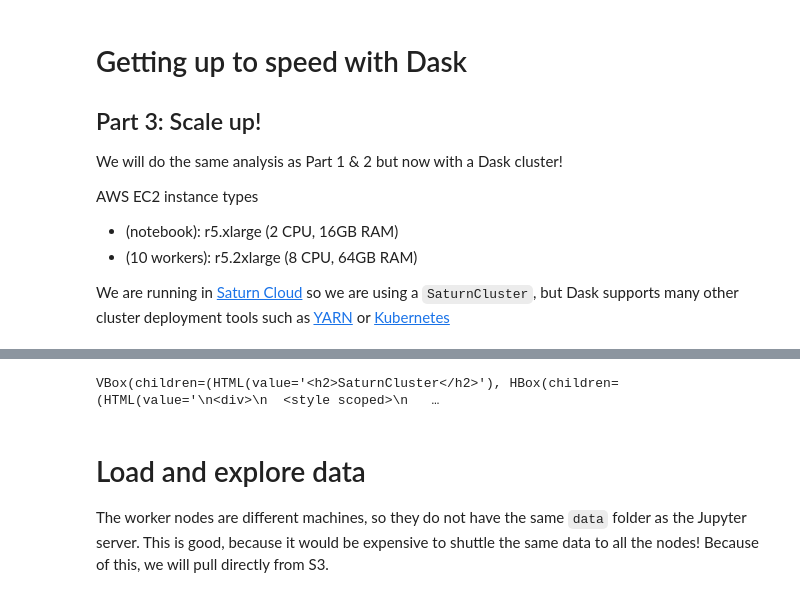
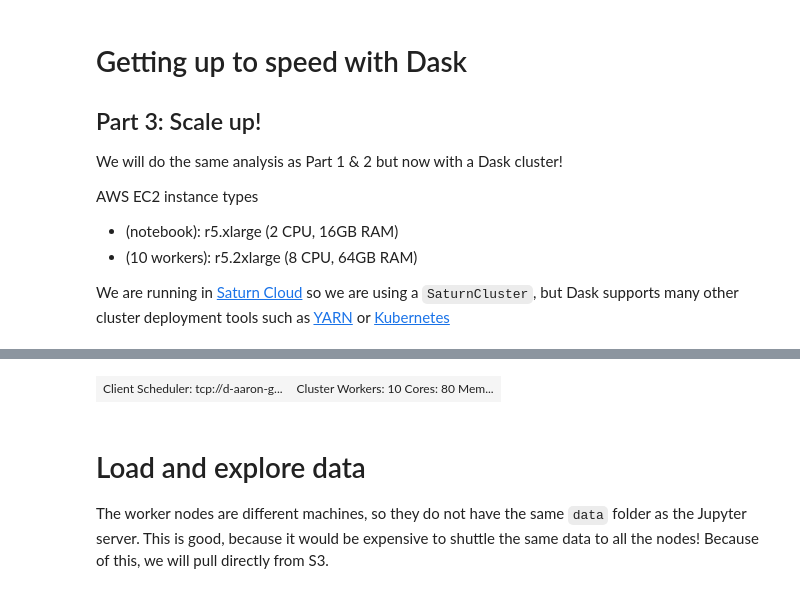
Before and after one commit to rikturr/getting-up-to-speed-with-dask, a Jupyter notebook: 3_dask_cluster.ipynb, the cells around one changed output, grey strips where cells are left out. Saved outputs shown, nothing was run; the diff lists cells and outputs as text; code cells hidden in the pictures.

Commit message:
tweaks to cluster notebook

```diff
--- a/3_dask_cluster.ipynb
+++ b/3_dask_cluster.ipynb
@@ -17,5 +17,5 @@ from dask_saturn import SaturnCluster
 
 cluster = SaturnCluster(n_workers=10, worker_size='2xlarge', scheduler_size='xlarge')
 client = Client(cluster)
-cluster
+client
 # %% [output]
@@ -23,4 +22,4 @@ cluster
-VBox(children=(HTML(value='<h2>SaturnCluster</h2>'), HBox(children=(HTML(value='\n<div>\n  <style scoped>\n   …
+| Client Scheduler: tcp://d-aaron-g... | Cluster Workers: 10 Cores: 80 Mem... |
 # %%
 import pandas as pd
 import numpy as np
```
Also changed, not shown: parts of 16 cells of this notebook.
